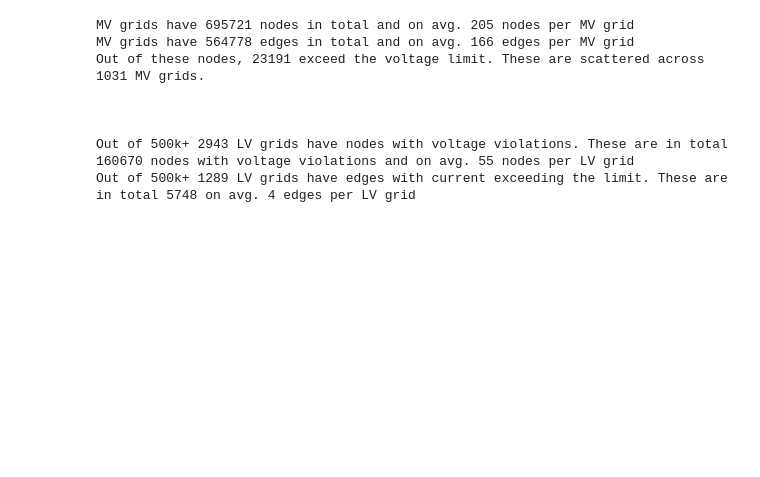
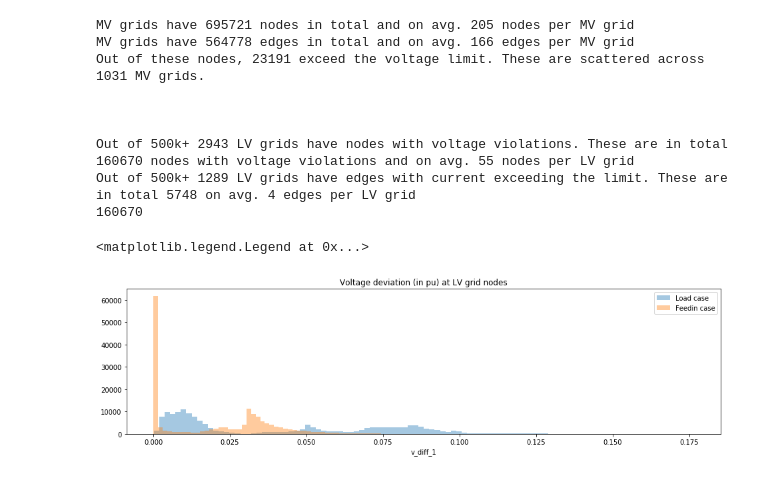
Before and after one commit to gplssm/ego_data_analysis, a Jupyter notebook: notebooks/edges data.ipynb, the cells around one changed output. Drawn from its saved outputs; the diff is of its cells as text; code cells hidden in the pictures; blank space fills up the shorter version.

```diff
--- a/notebooks/edges data.ipynb
+++ b/notebooks/edges data.ipynb
@@ -22,6 +22,9 @@ print("Out of these nodes, {number} exceed the voltage limit. These are scattere
 print("\n\n")
 print("Out of 500k+ {grids} LV grids have nodes with voltage violations. These are in total {nodes} nodes with voltage violations and on avg. {avg:.0f} nodes per LV grid".format(nodes=len(lv_crit_nodes), avg=len(lv_crit_nodes)/len(lv_crit_nodes.index.unique()),grids=len(lv_crit_nodes.index.unique())))
 print("Out of 500k+ {grids} LV grids have edges with current exceeding the limit. These are in total {edges} on avg. {avg:.0f} edges per LV grid".format(edges=len(lv_crit_edges), avg=len(lv_crit_edges)/len(lv_crit_edges.index.unique()),grids=len(lv_crit_edges.index.unique())))
+
+lv_crit_nodes_filtered = lv_crit_nodes[lv_crit_nodes['v_diff_0'].apply(lambda x: not isinstance(x, str)) | lv_crit_nodes['v_diff_1'].apply(lambda x: not isinstance(x, str))]
+print(len(lv_crit_nodes_filtered))
 # %% [output]
 MV grids have 695721 nodes in total and on avg. 205 nodes per MV grid
 MV grids have 564778 edges in total and on avg. 166 edges per MV grid
@@ -31,3 +34,16 @@ Out of these nodes, 23191 exceed the voltage limit. These are scattered across 1
 
 Out of 500k+ 2943 LV grids have nodes with voltage violations. These are in total 160670 nodes with voltage violations and on avg. 55 nodes per LV grid
 Out of 500k+ 1289 LV grids have edges with current exceeding the limit. These are in total 5748 on avg. 4 edges per LV grid
+160670
+# %%
+import seaborn as sns
+fig = plt.figure(figsize=(16, 4))
+
+sns.distplot(lv_crit_nodes_filtered['v_diff_0'], kde=False, label='Load case', bins=100)
+sns.distplot(lv_crit_nodes_filtered['v_diff_1'], kde=False, label='Feedin case', bins=100)
+
+plt.title('Voltage deviation (in pu) at LV grid nodes')
+plt.legend()
+# %% [output]
+<matplotlib.legend.Legend at 0x...>
+[figure, added]
```
Also changed, not shown: parts of 2 cells of this notebook, 1 other file.
